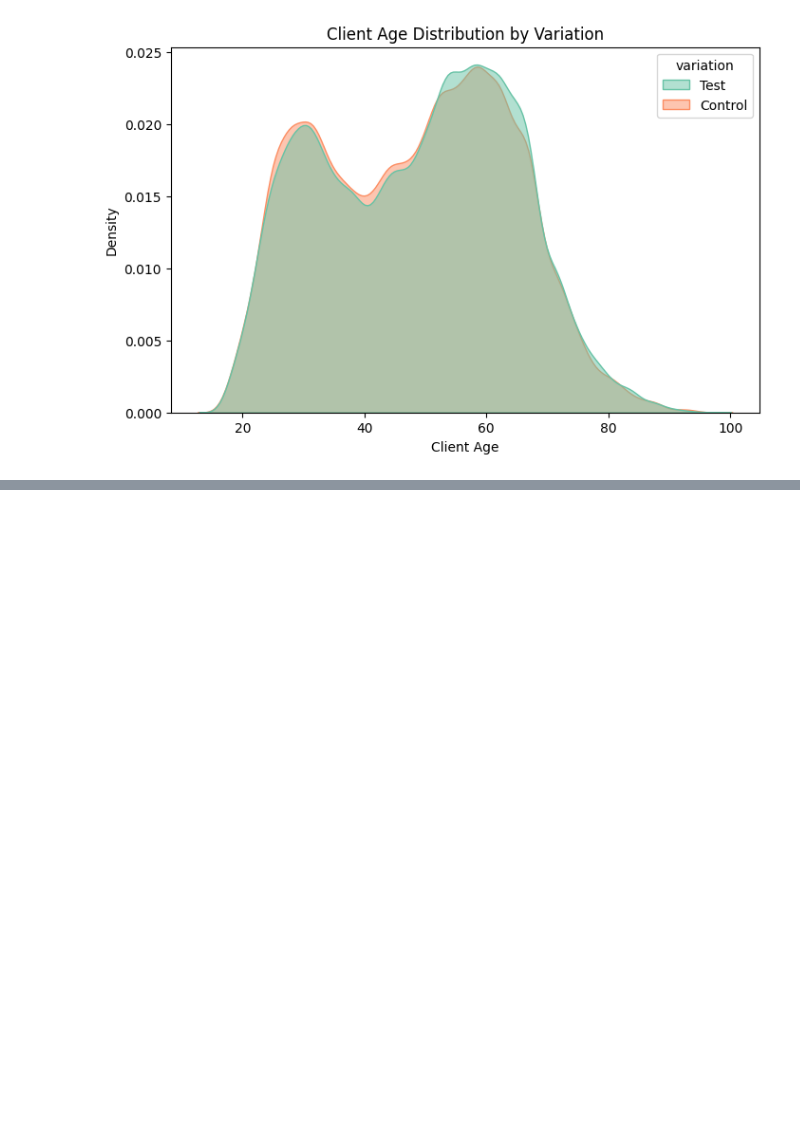
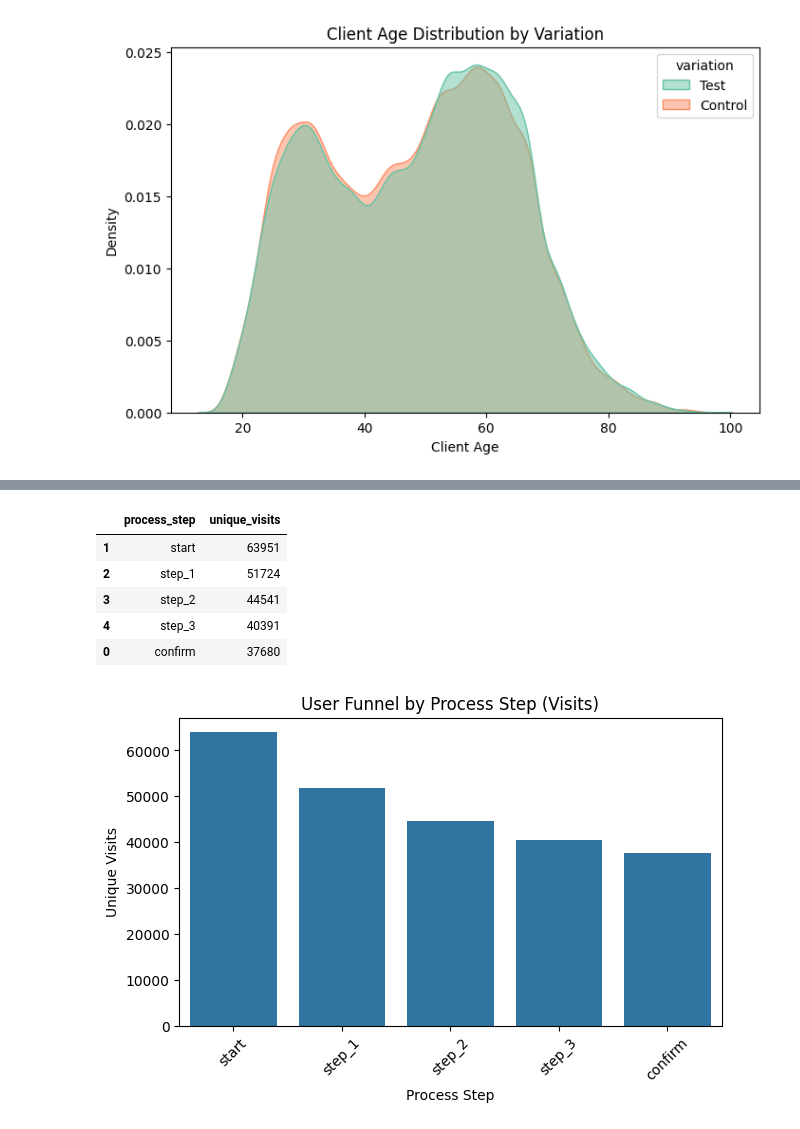
Before and after one commit to KmkGska/vanguard-ab-test, a Jupyter notebook: notebooks/Individuall_notebooks/Day_4_5_irma.ipynb, the cells around one changed output, grey strips where cells are left out. Drawn from its saved outputs; the diff is of its cells as text; code cells hidden in the pictures; blank space fills up the shorter version.

```diff
--- a/notebooks/Individuall_notebooks/Day_4_5_irma.ipynb
+++ b/notebooks/Individuall_notebooks/Day_4_5_irma.ipynb
@@ -430,0 +492,27 @@ This suggests that both versions of the process attracted clients of similar age
+# %%
+# --- Drop-Off Analysis (by visit_id, same as Day 3) ---
+funnel_visits = (
+    df_full.groupby('process_step')['visit_id']
+           .nunique()
+           .reset_index(name='unique_visits')
+           .sort_values(by='unique_visits', ascending=False)
+)
+
+display(funnel_visits)
+
+# Optional: bar chart
+plt.figure(figsize=(7,4))
+sns.barplot(data=funnel_visits, x='process_step', y='unique_visits')
+plt.title('User Funnel by Process Step (Visits)')
+plt.xlabel('Process Step')
+plt.ylabel('Unique Visits')
+plt.xticks(rotation=45)
+plt.show()
+# %% [output]
+|  | process_step | unique_visits |
+| 1 | start | 63951 |
+| 2 | step_1 | 51724 |
+| 3 | step_2 | 44541 |
+| 4 | step_3 | 40391 |
+| 0 | confirm | 37680 |
+[figure, added]
```
Also changed, not shown: parts of 12 cells of this notebook, 1 other file.
